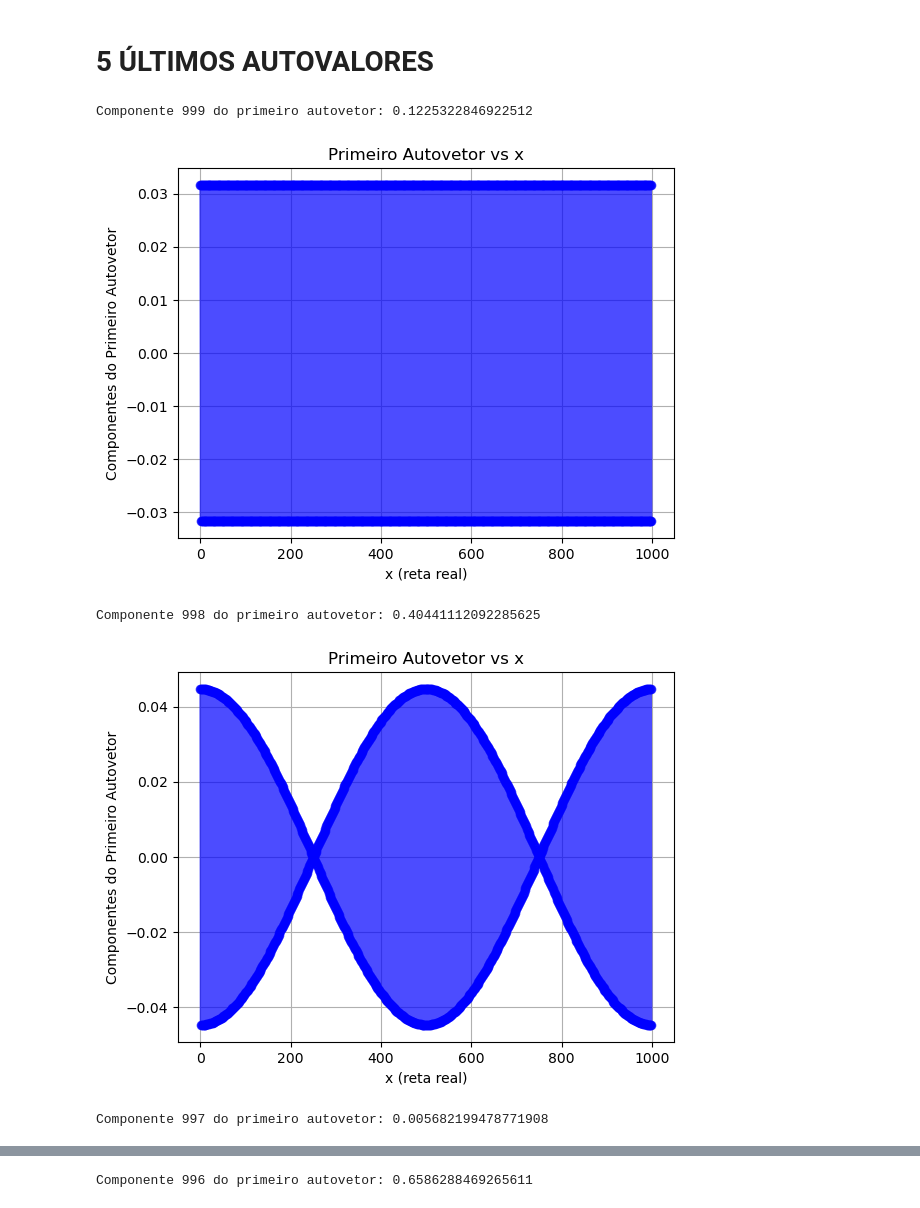
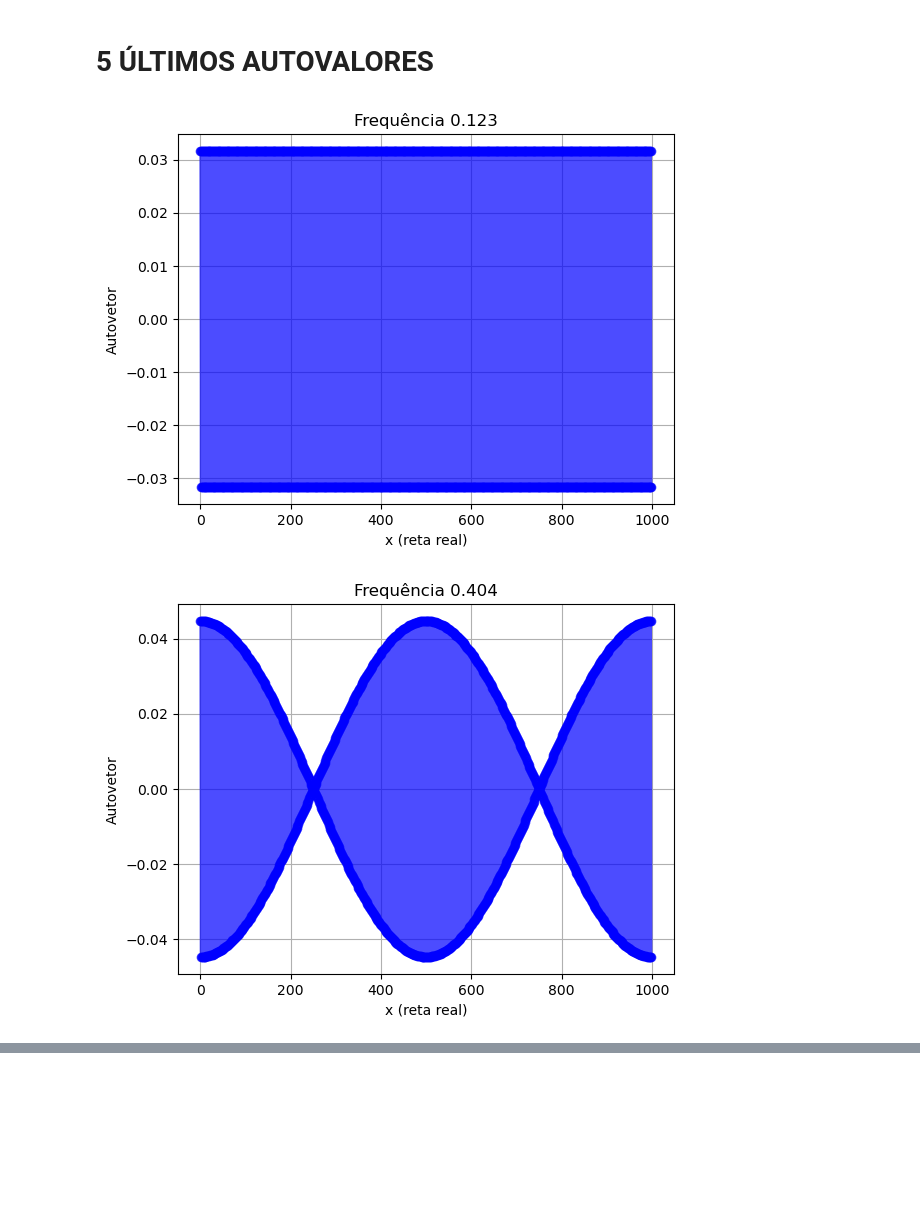
Before and after one commit to enzo-souza/Autovalores-e-Autovetores-de-um-sistema-massa-mola-circular, a Jupyter notebook: homogêneo.ipynb, the cells around one changed output, grey strips where cells are left out. Cells and saved outputs as stored; diff of their text form; code cells hidden in the pictures; blank space fills up the shorter version.

```diff
--- a/homogêneo.ipynb
+++ b/homogêneo.ipynb
@@ -174,11 +174,10 @@ x = np.arange(n)
 #plt.figure(figsize=(20,8))
 
 for i in range(5):
-    print(f"Componente {i} do primeiro autovetor: {autovalores[i]}")
     plt.plot(x, autovetores[:,idx[i]], marker='o', alpha=0.7, linestyle='-', color='blue')
     plt.xlabel('x (reta real)')
-    plt.ylabel('Componentes do Primeiro Autovetor')
-    plt.title('Primeiro Autovetor vs x')
+    plt.ylabel('Autovetor')
+    plt.title(f'Frequência {autovalores[i]:.3f}')
     plt.grid(True)
     plt.show()
 # %% [output]
@@ -197,19 +191,15 @@ Componente 4 do primeiro autovetor: 3.951833523877493
 # %%
 # Plota o primeiro autovetor em função de uma reta real x
 x = np.arange(n)
 #plt.figure(figsize=(20,8))
 
 for i in range(4):
-    print(f"Componente {n-1-i} do primeiro autovetor: {autovalores[n-1-i]}")
     plt.plot(x, autovetores[:,idx[n-i-1]], marker='o', alpha=0.7, linestyle='-', color='blue')
     plt.xlabel('x (reta real)')
-    plt.ylabel('Componentes do Primeiro Autovetor')
-    plt.title('Primeiro Autovetor vs x')
+    plt.ylabel('Autovetor')
+    plt.title(f'Frequência {autovalores[n-i-1]:.3f}')
     plt.grid(True)
     plt.show()
 # %% [output]
-Componente 999 do primeiro autovetor: 0.1225322846922512
-[figure, old version]
+[figure, new version]
-Componente 998 do primeiro autovetor: 0.40441112092285625
-[figure, old version]
+[figure, new version]
-Componente 997 do primeiro autovetor: 0.005682199478771908
@@ -217 +206,0 @@ Componente 997 do primeiro autovetor: 0.005682199478771908
-Componente 996 do primeiro autovetor: 0.6586288469265611
```
Also changed, not shown: parts of 2 cells of this notebook.
